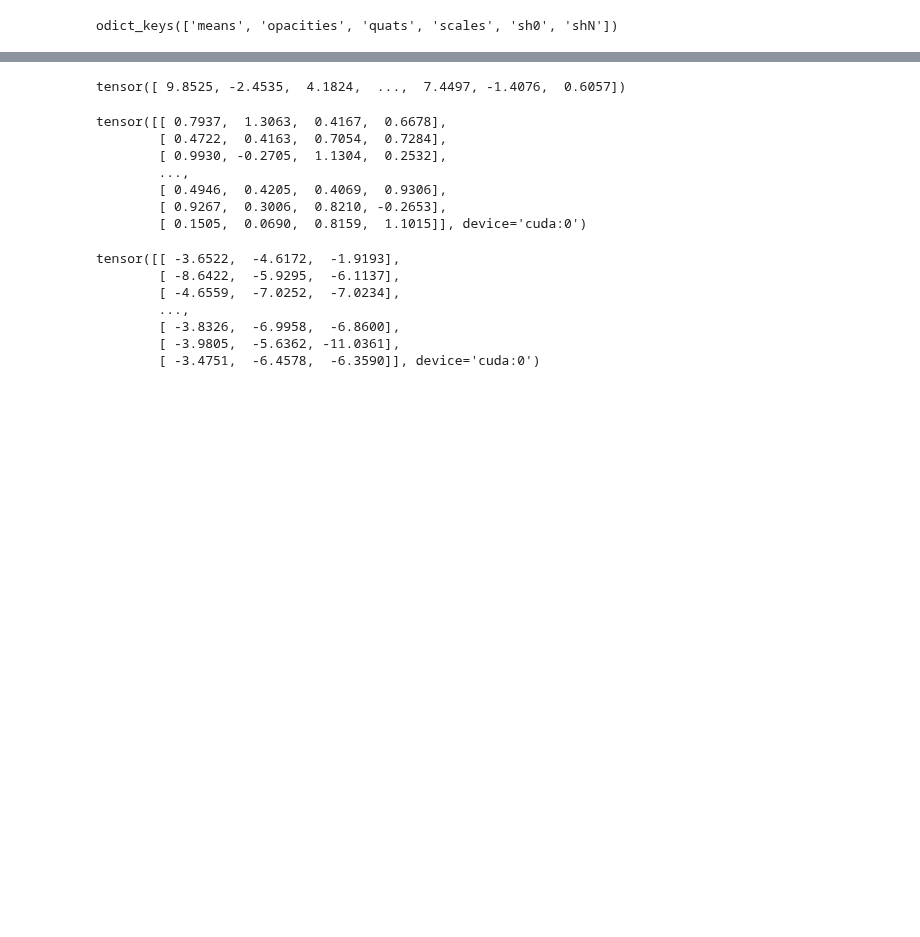
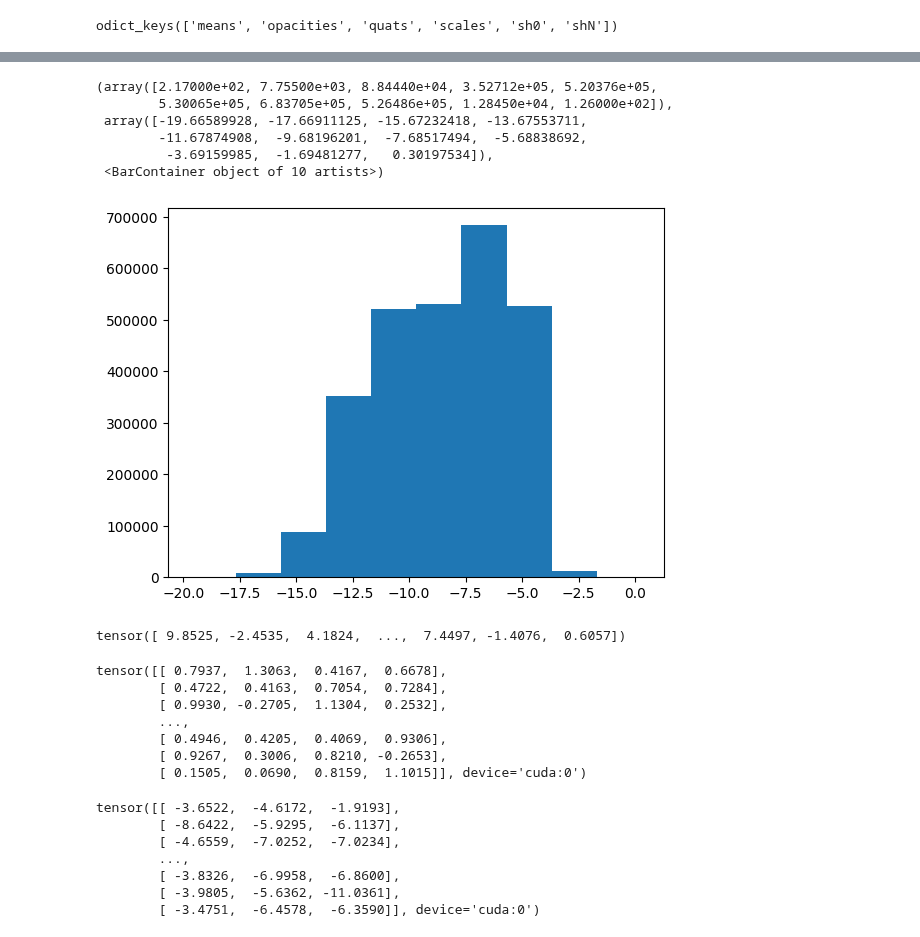
Before and after one commit to farqlia/urban-3d-reconstruction, a Jupyter notebook: notebooks/GSplat.ipynb, the cells around one changed output, grey strips where cells are left out. Cells and saved outputs as stored; diff of their text form; code cells hidden in the pictures; blank space fills up the shorter version.

```diff
--- a/notebooks/GSplat.ipynb
+++ b/notebooks/GSplat.ipynb
@@ -49,0 +56,12 @@ tensor([[-0.0431, -0.1642,  0.3907],
+# %%
+south_building_model = torch.load("../results/south-building/ckpts/ckpt_29999_rank0.pt", map_location="cpu", weights_only=True)
+# %%
+plt.hist(south_building_model['splats']['scales'].flatten())
+# %% [output]
+(array([2.17000e+02, 7.75500e+03, 8.84440e+04, 3.52712e+05, 5.20376e+05,
+        5.30065e+05, 6.83705e+05, 5.26486e+05, 1.28450e+04, 1.26000e+02]),
+ array([-19.66589928, -17.66911125, -15.67232418, -13.67553711,
+        -11.67874908,  -9.68196201,  -7.68517494,  -5.68838692,
+         -3.69159985,  -1.69481277,   0.30197534]),
+ <BarContainer object of 10 artists>)
+[figure, added]
```
Also changed, not shown: parts of 14 cells of this notebook, 4 other files.
